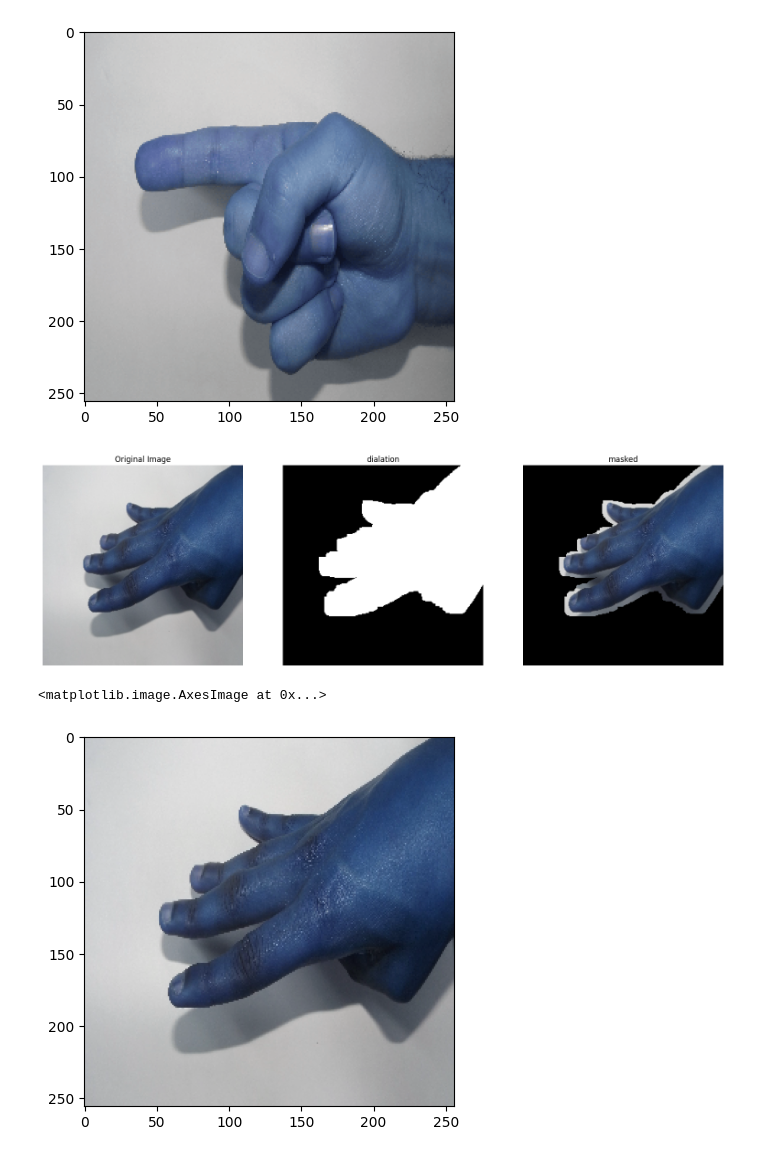
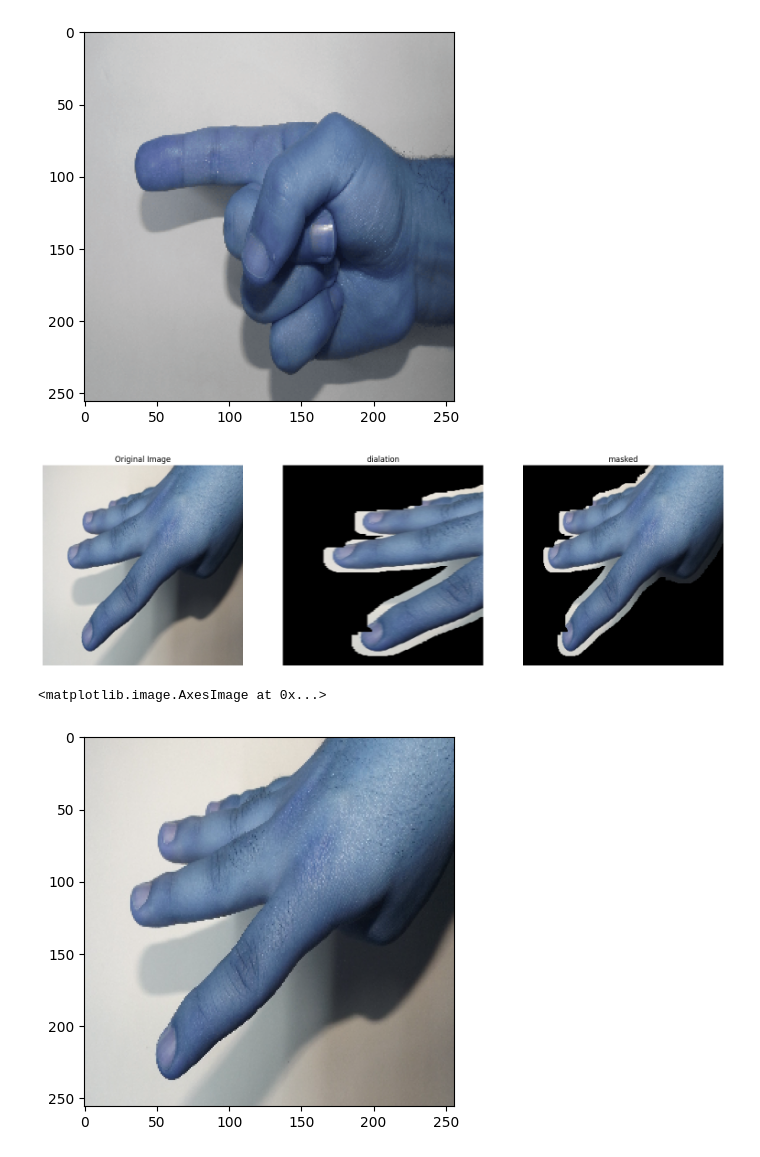
Before and after one commit to MUSTAFA-Hamzawy/Neural-Networks-project, a Jupyter notebook: shadow_removal.ipynb, the cells around one changed output. Saved outputs shown, nothing was run; the diff lists cells and outputs as text; code cells hidden in the pictures.

```diff
--- a/shadow_removal.ipynb
+++ b/shadow_removal.ipynb
@@ -139,7 +139,7 @@ import numpy as np
 from commonFunctions import *
 
 img = cv2.imread('test.png')
-img2 = cv2.imread('../Dataset_0-5/men/4/4_men (49).JPG')
+img2 = cv2.imread('../Dataset_0-5/men/4/4_men (60).JPG')
 img2 = cv2.resize(img2, (256, 256))
 
 img_hls = cv2.cvtColor(img2, cv2.COLOR_BGR2HLS)
@@ -148,34 +148,38 @@ img_hls = cv2.cvtColor(img2, cv2.COLOR_BGR2HLS)
 # lower [0, 0, 50] and upper [20, 255, 255] are good
 # lower [0, 0, 70] and upper [20, 255, 255] are is the best
 lower_blue = np.array([0, 0, 60])
 upper_blue = np.array([20, 255, 255])
 
 # create a mask for blue color in HLS format
 mask = cv2.inRange(img_hls, lower_blue, upper_blue)
 # daialation
     # kernel = np.ones((8,8),np.uint8)
     # # mask = cv2.dilate(mask,kernel,iterations = 1)
     # # Perform closing operation
     # closing = cv2.morphologyEx(mask, cv2.MORPH_CLOSE, kernel)
 # closing = cv2.morphologyEx(mask, cv2.MORPH_CLOSE, kernel)
 # closing = cv2.morphologyEx(mask, cv2.MORPH_CLOSE, kernel)
 # Perform opening operation
 # opening = cv2.morphologyEx(closing, cv2.MORPH_OPEN, kernel)
 kernel = np.ones((3,3),np.uint8)
 mask = cv2.dilate(mask,kernel,iterations = 6)
 # closing = cv2.morphologyEx(mask, cv2.MORPH_CLOSE, kernel)
 # closing = cv2.morphologyEx(closing, cv2.MORPH_CLOSE, kernel)
 # closing = cv2.morphologyEx(closing, cv2.MORPH_CLOSE, kernel)
 # for i in range(50):
 #     closing = cv2.morphologyEx(closing, cv2.MORPH_CLOSE, kernel)
 # kernel2 = np.ones((8,8),np.uint8)
 # erosion = cv2.erode(mask,kernel2,iterations = 1)
 # apply the mask to the original image
 result = cv2.bitwise_and(img2, img2, mask=mask)
+height, width, channels = result.shape
 
-show_images([img2, mask, result], ["Original Image", "dialation", "masked"])
+# Slice the image to take the first half horizontally
+half_img = result[:, :width//2, :]
+half_img = cv2.resize(half_img, (256, 256))
+show_images([img2, half_img, result], ["Original Image", "dialation", "masked"])
 plt.imshow(img2)
 # %% [output]
-[figure, old version]
+[figure, new version]
 <matplotlib.image.AxesImage at 0x...>
-[figure, old version]
+[figure, new version]
```
Also changed, not shown: 2 other files.
